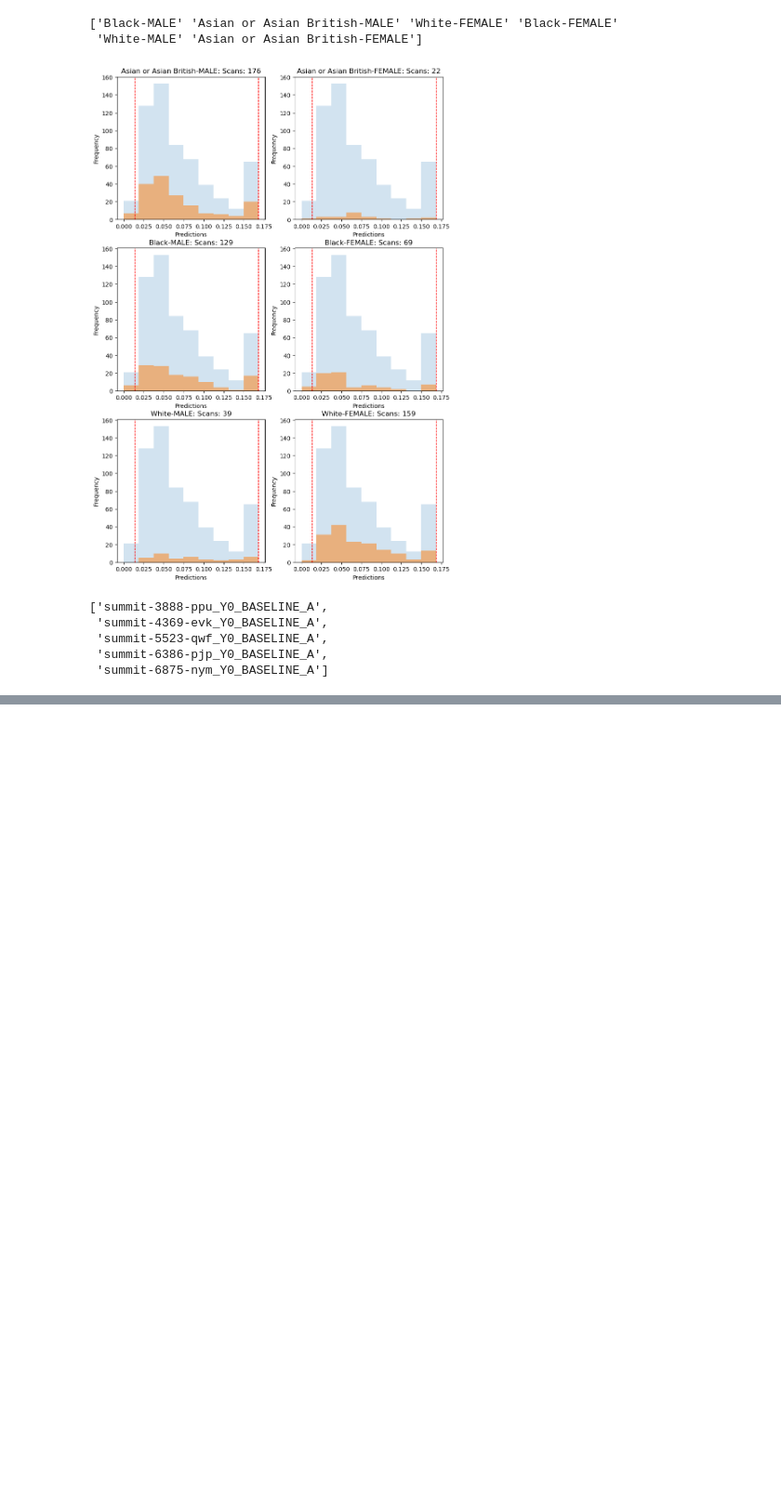
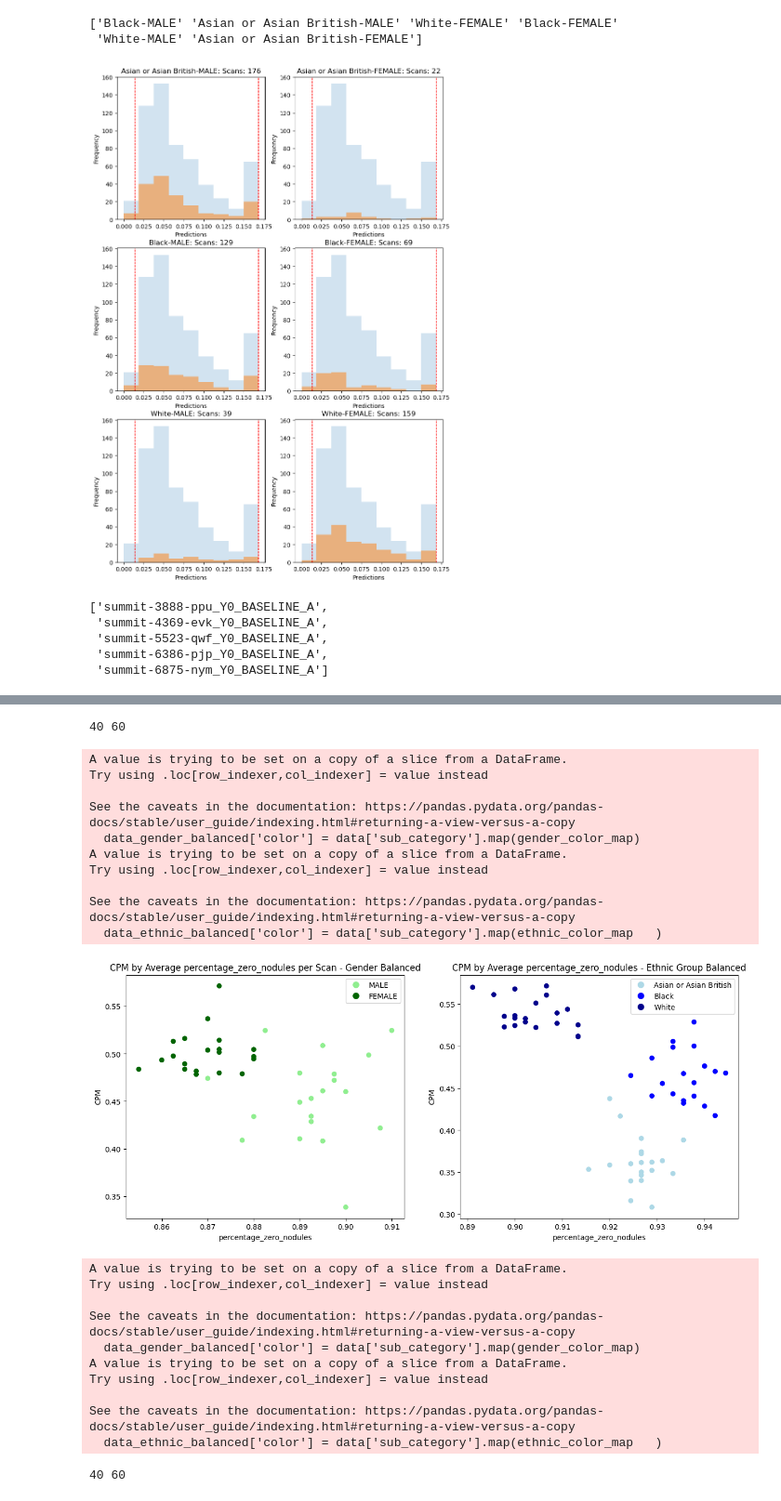
Before and after one commit to johnmccabe44/fairness-in-nodule-detection, a Jupyter notebook: workflows/prototype.ipynb, the cells around one changed output, grey strips where cells are left out. Shown at 93% size. Drawn from its saved outputs; the diff is of its cells as text; code cells hidden in the pictures; blank space fills up the shorter version.

```diff
--- a/workflows/prototype.ipynb
+++ b/workflows/prototype.ipynb
@@ -844,0 +877,80 @@ for idx, thresh in enumerate(thresh_itp[indices]):
+# %%
+
+import matplotlib.pyplot as plt
+
+
+
+def plot_cpm_by_nodule_counts(data, var):
+
+    gender_color_map = {
+        'MALE' : 'lightgreen',
+        'FEMALE' : 'darkgreen',
+    }
+
+    ethnic_color_map = {
+        'Asian or Asian British' : 'lightblue',
+        'Black' : 'blue',
+        'White' : 'darkblue'
+    }
+
+    data_gender_balanced = data[(data['group']=='balance_gender') & (data['sub_category'].isin(['MALE','FEMALE']))]
+    data_gender_balanced['color'] = data['sub_category'].map(gender_color_map)
+
+    data_ethnic_balanced = data[(data['group']=='balance_ethnic_group') & (data['sub_category'].isin(['Asian or Asian British','Black','White']))]
+    data_ethnic_balanced['color'] = data['sub_category'].map(ethnic_color_map   )
+
+
+    print(data_gender_balanced.shape[0], data_ethnic_balanced.shape[0])
+
+
+    fig, ax = plt.subplots(1, 2, figsize=(15, 6))
+
+
+    ax[0].scatter(data_gender_balanced[var], data_gender_balanced['cpm'], color=data_gender_balanced['color'])
+    ax[0].set_xlabel(f'{var}')
+    ax[0].set_ylabel('CPM')
+    ax[0].set_title(f'CPM by Average {var} per Scan - Gender Balanced')
+    # Create legend based on color_map
+    legend_elements = [plt.Line2D([0], [0], marker='o', color='w', label=key, markerfacecolor=value, markersize=10) for key, value in gender_color_map.items()]
+    ax[0].legend(handles=legend_elements)
+
+    ax[1].scatter(data_ethnic_balanced[var], data_ethnic_balanced['cpm'], color=data_ethnic_balanced['color'])
+    ax[1].set_xlabel(f'{var}')
+    ax[1].set_ylabel('CPM')
+    ax[1].set_title(f'CPM by Average {var} - Ethnic Group Balanced')
+    # Create legend based on color_map
+    legend_elements = [plt.Line2D([0], [0], marker='o', color='w', label=key, markerfacecolor=value, markersize=10) for key, value in ethnic_color_map.items()]
+    ax[1].legend(handles=legend_elements)
+
+    plt.show()
+
+
+plot_cpm_by_nodule_counts(data, 'percentage_zero_nodules')
+plot_cpm_by_nodule_counts(data, 'percentage_solid_nodules')
+plot_cpm_by_nodule_counts(data, 'percentage_subsolid_nodules')
+plot_cpm_by_nodule_counts(data, 'percentage_partsolid_nodules')
+plot_cpm_by_nodule_counts(data, 'percentage_calcified_nodules')
+# %% [output]
+40 60
+A value is trying to be set on a copy of a slice from a DataFrame.
+Try using .loc[row_indexer,col_indexer] = value instead
+
+See the caveats in the documentation: https://pandas.pydata.org/pandas-docs/stable/user_guide/indexing.html#returning-a-view-versus-a-copy
+  data_gender_balanced['color'] = data['sub_category'].map(gender_color_map)
+A value is trying to be set on a copy of a slice from a DataFrame.
+Try using .loc[row_indexer,col_indexer] = value instead
+
+See the caveats in the documentation: https://pandas.pydata.org/pandas-docs/stable/user_guide/indexing.html#returning-a-view-versus-a-copy
+  data_ethnic_balanced['color'] = data['sub_category'].map(ethnic_color_map   )
+[figure, added]
+A value is trying to be set on a copy of a slice from a DataFrame.
+Try using .loc[row_indexer,col_indexer] = value instead
+
+See the caveats in the documentation: https://pandas.pydata.org/pandas-docs/stable/user_guide/indexing.html#returning-a-view-versus-a-copy
+  data_gender_balanced['color'] = data['sub_category'].map(gender_color_map)
+A value is trying to be set on a copy of a slice from a DataFrame.
+Try using .loc[row_indexer,col_indexer] = value instead
+
+See the caveats in the documentation: https://pandas.pydata.org/pandas-docs/stable/user_guide/indexing.html#returning-a-view-versus-a-copy
+  data_ethnic_balanced['color'] = data['sub_category'].map(ethnic_color_map   )
+40 60
```
Also changed, not shown: parts of 3 cells of this notebook, 3 other files.
